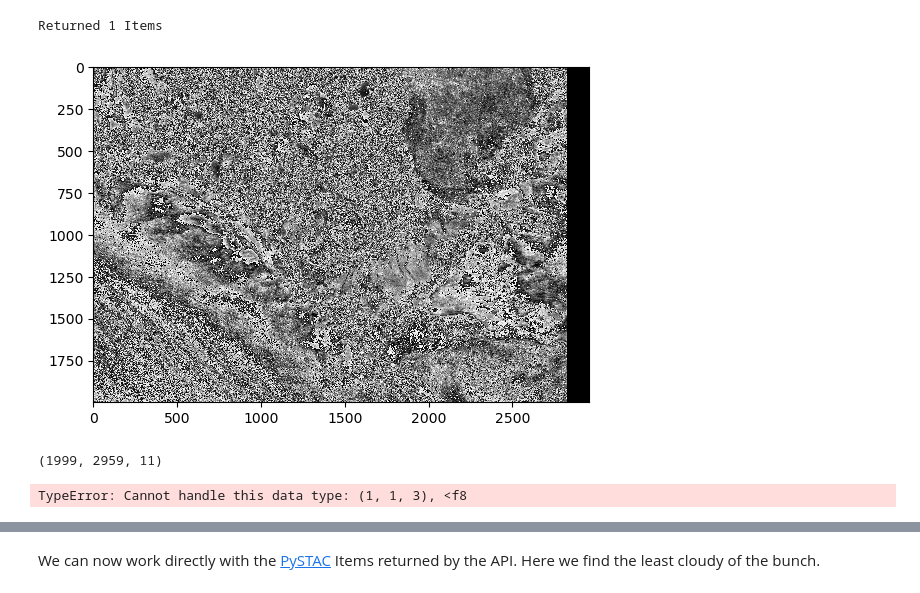
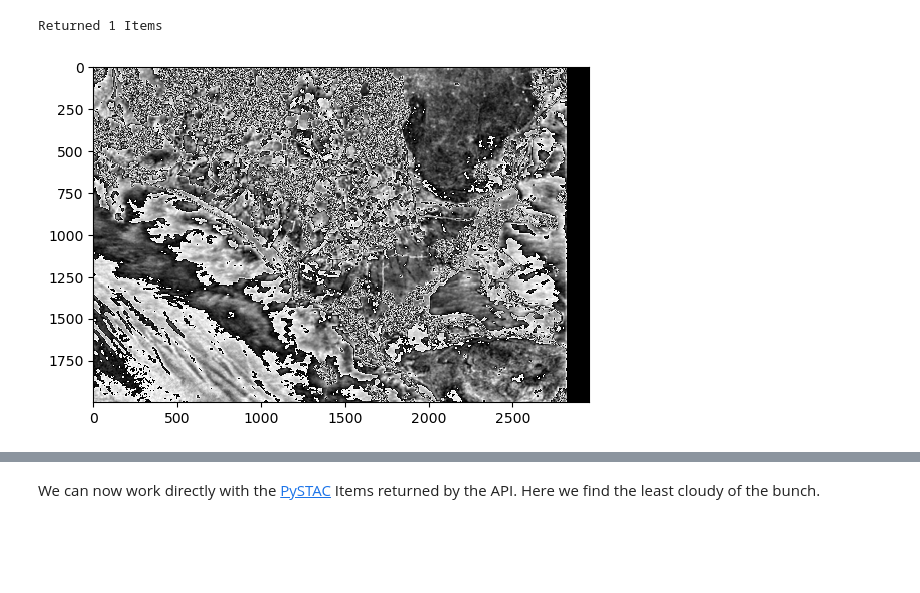
Before and after one commit to UCSD-E4E/mangrove-ml, a Jupyter notebook: Segmentation/Segmentation_sat/sentinel2a-image-retrieval.ipynb, the cells around one changed output, grey strips where cells are left out. Drawn from its saved outputs; the diff is of its cells as text; code cells hidden in the pictures; blank space fills up the shorter version.

```diff
--- a/Segmentation/Segmentation_sat/sentinel2a-image-retrieval.ipynb
+++ b/Segmentation/Segmentation_sat/sentinel2a-image-retrieval.ipynb
@@ -85,6 +85,14 @@ search = catalog.search(
 items = search.item_collection()
 print(f"Returned {len(items)} Items")
 
+
+
+# items = min(items, key=lambda item: eo.ext(item).cloud_cover)
+
+# print(
+#     f"Choosing {least_cloudy_item.id} from {least_cloudy_item.datetime.date()}"
+#     f" with {eo.ext(least_cloudy_item).cloud_cover}% cloud cover"
+# )
 
 
 
@@ -113,6 +121,7 @@ xx = stac_load(
     patch_url=planetary_computer.sign,
 )
 
-median = xx.median(dim="time").compute()
+# median = xx.median(dim="time").compute()
+median = xx.mean(dim="time").compute()
 # %% [output]
 Returned 1 Items
@@ -126,41 +138,20 @@ array = img.reshape(img.shape[0] * img.shape[1], img.shape[2])
 # %%
 from einops import rearrange
 import matplotlib.pyplot as plt
 import numpy as np
 
 array = median.to_array().to_numpy()
 array = rearrange(array, 'c w h -> w h c')
 
 array = np.array(img)
 # print(array.shape)
 # max_vals = np.amax(array)
 # print(max_vals)
 
-bands_to_display = [1]*3
+bands_to_display = [0]*3
 selected_bands = array[:, :, bands_to_display]
 
 plt.imshow((selected_bands).astype(np.uint8))
 plt.show()
 # %% [output]
-[figure, old version]
+[figure, new version]
-# %%
-from PIL import Image
-import numpy as np
-import matplotlib.pyplot as plt
-
-
-array = np.array(img)
-print(array.shape)
-bands_to_display = [1, 2, 3]
-selected_bands = array[:, :, bands_to_display]
-
-# plt.imshow(selected_bands)
-# plt.title("Selected Bands")
-# plt.colorbar()
-# plt.show()
-
-pil_image = Image.fromarray(selected_bands)
-pil_image
-# %% [output]
-(1999, 2959, 11)
-TypeError: Cannot handle this data type: (1, 1, 3), <f8
```
Also changed, not shown: parts of 13 cells of this notebook.
